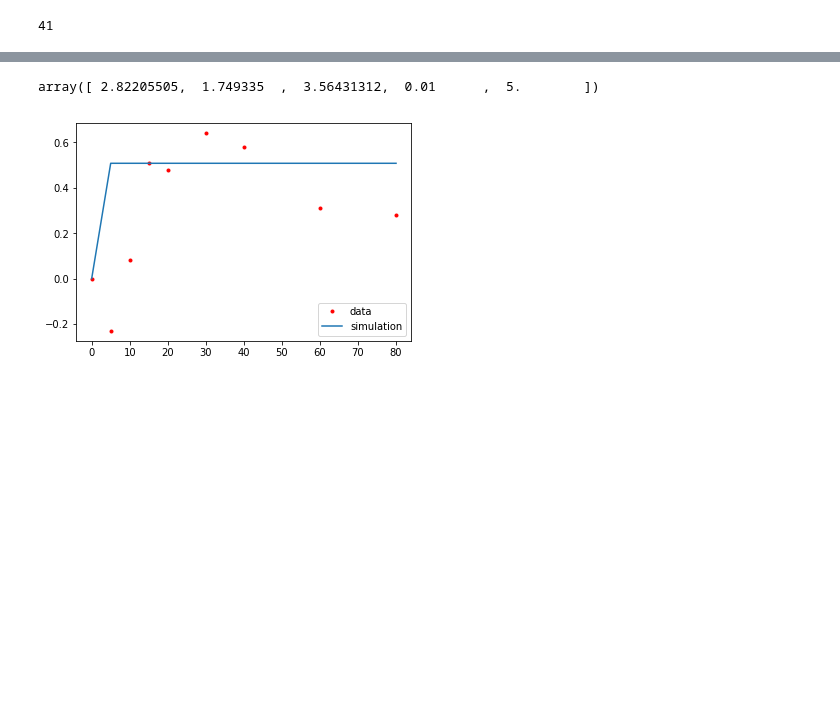
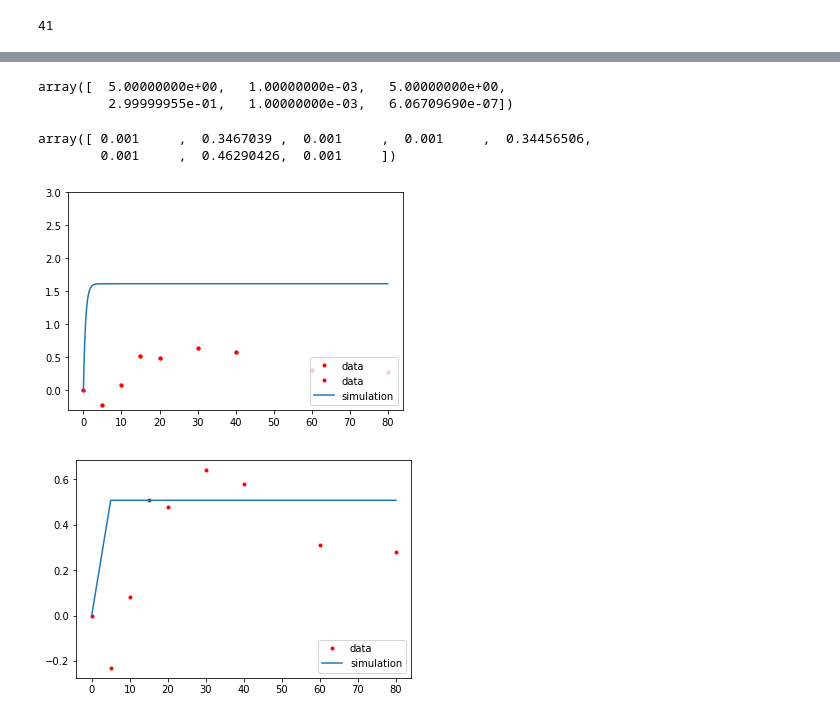
Before and after one commit to jnnanvrro/generegnetwork, a Jupyter notebook: yeastnet_project/Feb9/Parameter estimation.ipynb, the cells around one changed output, grey strips where cells are left out. Saved outputs shown, nothing was run; the diff lists cells and outputs as text; code cells hidden in the pictures; blank space fills up the shorter version.

```diff
--- a/yeastnet_project/Feb9/Parameter estimation.ipynb
+++ b/yeastnet_project/Feb9/Parameter estimation.ipynb
@@ -130,3 +129,9 @@ Ai = reorder(list(gasch_data.index), Ai)
+# %%
+W = adj_matrix
+
+network = nx.DiGraph(data=np.array(W))
+names = list(W)
+network = nx.relabel_nodes(network, {i:name for i, name in enumerate(names)})
 # %%
 def get_neighbors_subnetwork(network_act, network_inh, starters):
     '''
@@ -377,4 +523,5 @@ fit_params2
 # %%
-fit_params.x
+fit_params3.x
 # %% [output]
-array([ 2.82205505,  1.749335  ,  3.56431312,  0.01      ,  5.        ])
+array([  5.00000000e+00,   1.00000000e-03,   5.00000000e+00,
+         2.99999955e-01,   1.00000000e-03,   6.06709690e-07])
@@ -381,3 +539,8 @@ array([ 2.82205505,  1.749335  ,  3.56431312,  0.01      ,  5.        ])
+# %%
+fit_params4.x
+# %% [output]
+array([ 0.001     ,  0.3467039 ,  0.001     ,  0.001     ,  0.34456506,
+        0.001     ,  0.46290426,  0.001     ])
 # %%
 def get_predictions(params, times=np.array([0, 5, 10, 15, 20, 30, 40, 60, 80]),
                    n_hss=1):
@@ -429 +640,15 @@ def get_predictions2(params, times=np.array([0, 5, 10, 15, 20, 30, 40, 60, 80]),
+# %%
+ts = np.linspace(0, 80, 1000)
+# %%
+y_pred = get_predictions(fit_params.x,
+                        times=ts)
+
+real_data = gasch_data.iloc[:, 2:10].loc["HSF1"]
+plt.plot(times, [0] + list(real_data), '.r', label="data")
+plt.plot(ts, y_pred[:, hsf_index], '-', label="simulation")
+plt.legend(loc="lower right")
+plt.ylim(-0.3, 3)
+plt.show()
+# %% [output]
+[figure, added]
 # %%
```
Also changed, not shown: parts of 30 cells of this notebook.
